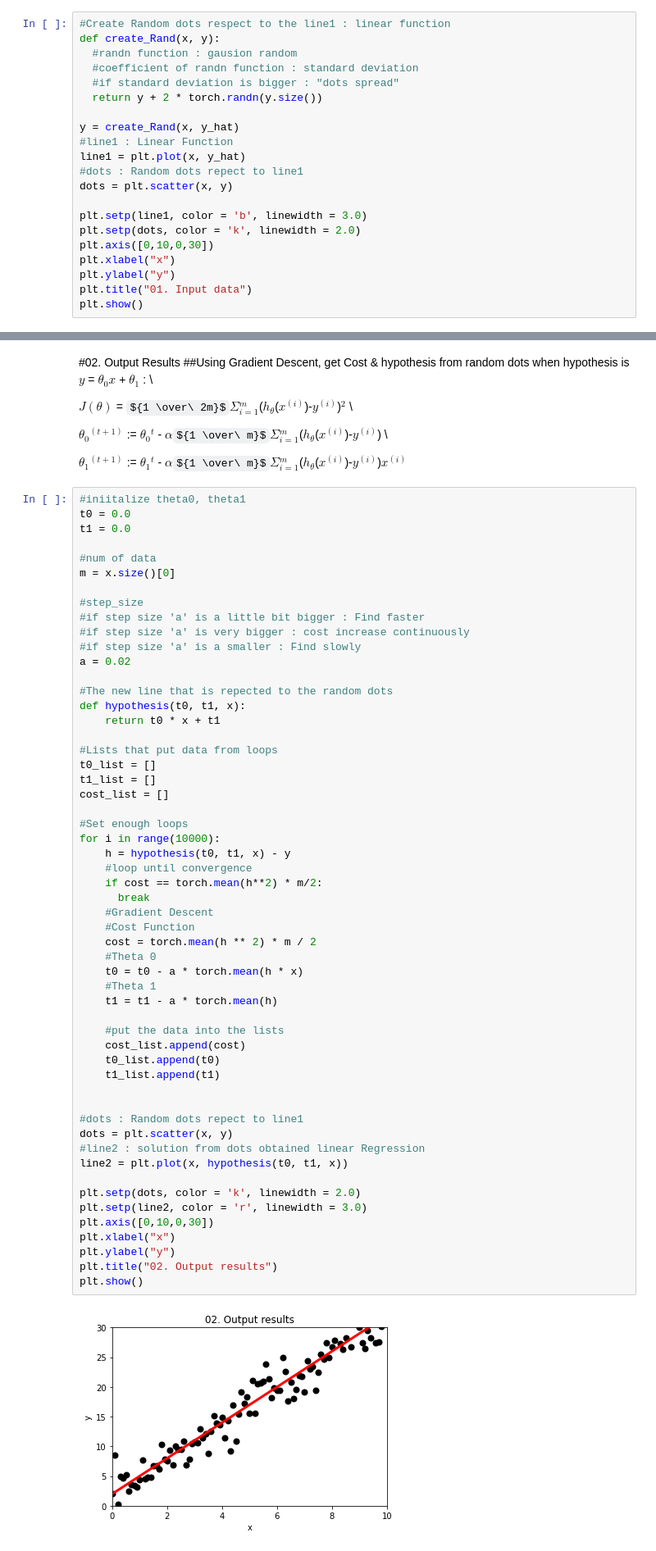
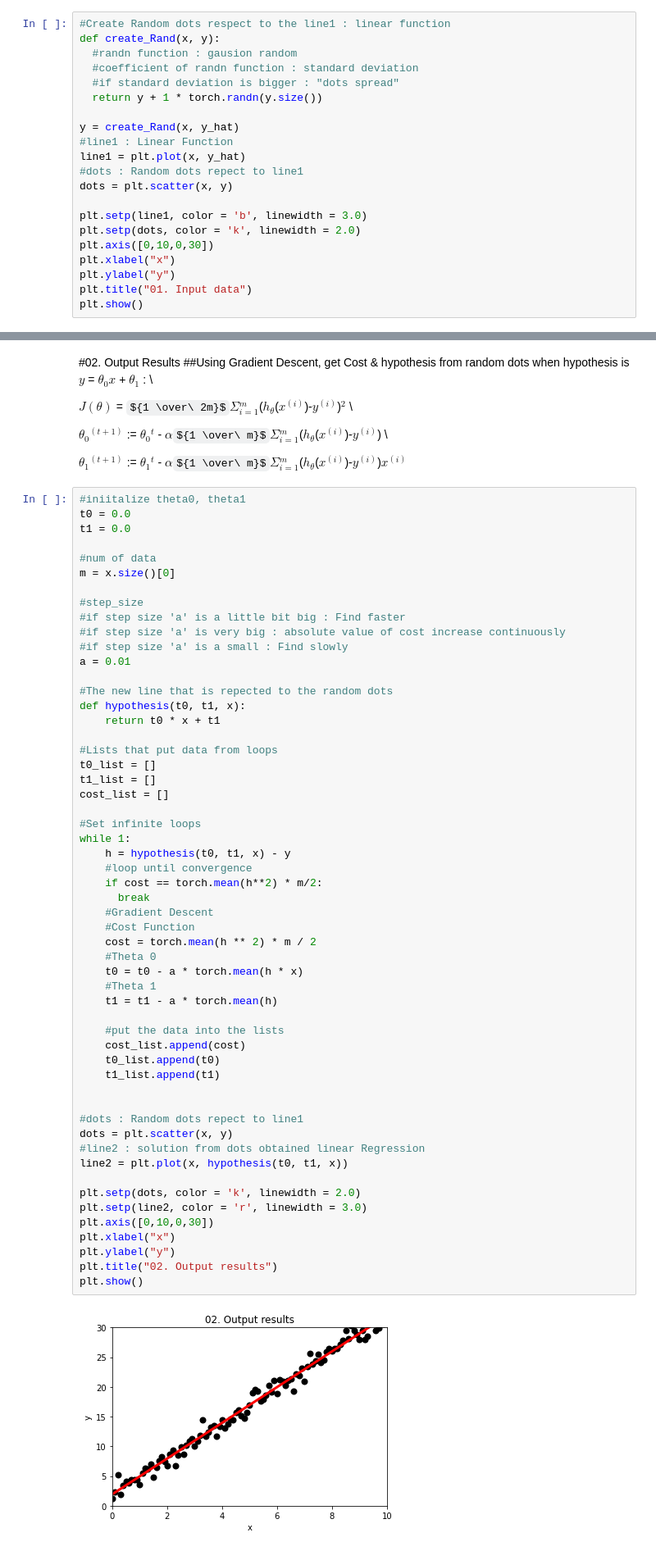
Before and after one commit to CJavaPython/AssignmentFolder, a Jupyter notebook: Assignment02/Assignment02.ipynb, the cells around one changed output, grey strips where cells are left out. Shown at 82% size. Saved outputs shown, nothing was run; the diff lists cells and outputs as text; some formulas as TeX source.

```diff
--- a/Assignment02/Assignment02.ipynb
+++ b/Assignment02/Assignment02.ipynb
@@ -23,7 +23,7 @@ def create_Rand(x, y):
   #randn function : gausion random
   #coefficient of randn function : standard deviation
   #if standard deviation is bigger : "dots spread"
-  return y + 2 * torch.randn(y.size())
+  return y + 1 * torch.randn(y.size())
 
 y = create_Rand(x, y_hat)
 #line1 : Linear Function
@@ -59,10 +59,10 @@ t1 = 0.0
 m = x.size()[0]
 
 #step_size
-#if step size 'a' is a little bit bigger : Find faster
-#if step size 'a' is very bigger : cost increase continuously
-#if step size 'a' is a smaller : Find slowly
-a = 0.02
+#if step size 'a' is a little bit big : Find faster
+#if step size 'a' is very big : absolute value of cost increase continuously
+#if step size 'a' is a small : Find slowly
+a = 0.01
 
 #The new line that is repected to the random dots
 def hypothesis(t0, t1, x):
@@ -73,38 +73,38 @@ t0_list = []
 t1_list = []
 cost_list = []
 
-#Set enough loops
-for i in range(10000):
+#Set infinite loops
+while 1:
     h = hypothesis(t0, t1, x) - y
     #loop until convergence
     if cost == torch.mean(h**2) * m/2:
       break
     #Gradient Descent
     #Cost Function
     cost = torch.mean(h ** 2) * m / 2
     #Theta 0
     t0 = t0 - a * torch.mean(h * x)
     #Theta 1
     t1 = t1 - a * torch.mean(h)
 
     #put the data into the lists
     cost_list.append(cost)
     t0_list.append(t0)
     t1_list.append(t1)
 
 
 #dots : Random dots repect to line1
 dots = plt.scatter(x, y)
 #line2 : solution from dots obtained linear Regression
 line2 = plt.plot(x, hypothesis(t0, t1, x))
 
 plt.setp(dots, color = 'k', linewidth = 2.0)
 plt.setp(line2, color = 'r', linewidth = 3.0)
 plt.axis([0,10,0,30])
 plt.xlabel("x")
 plt.ylabel("y")
 plt.title("02. Output results")
 plt.show()
 # %% [output]
-[figure, old version]
+[figure, new version]
 # %% [markdown]
```
Also changed, not shown: parts of 4 cells of this notebook.
